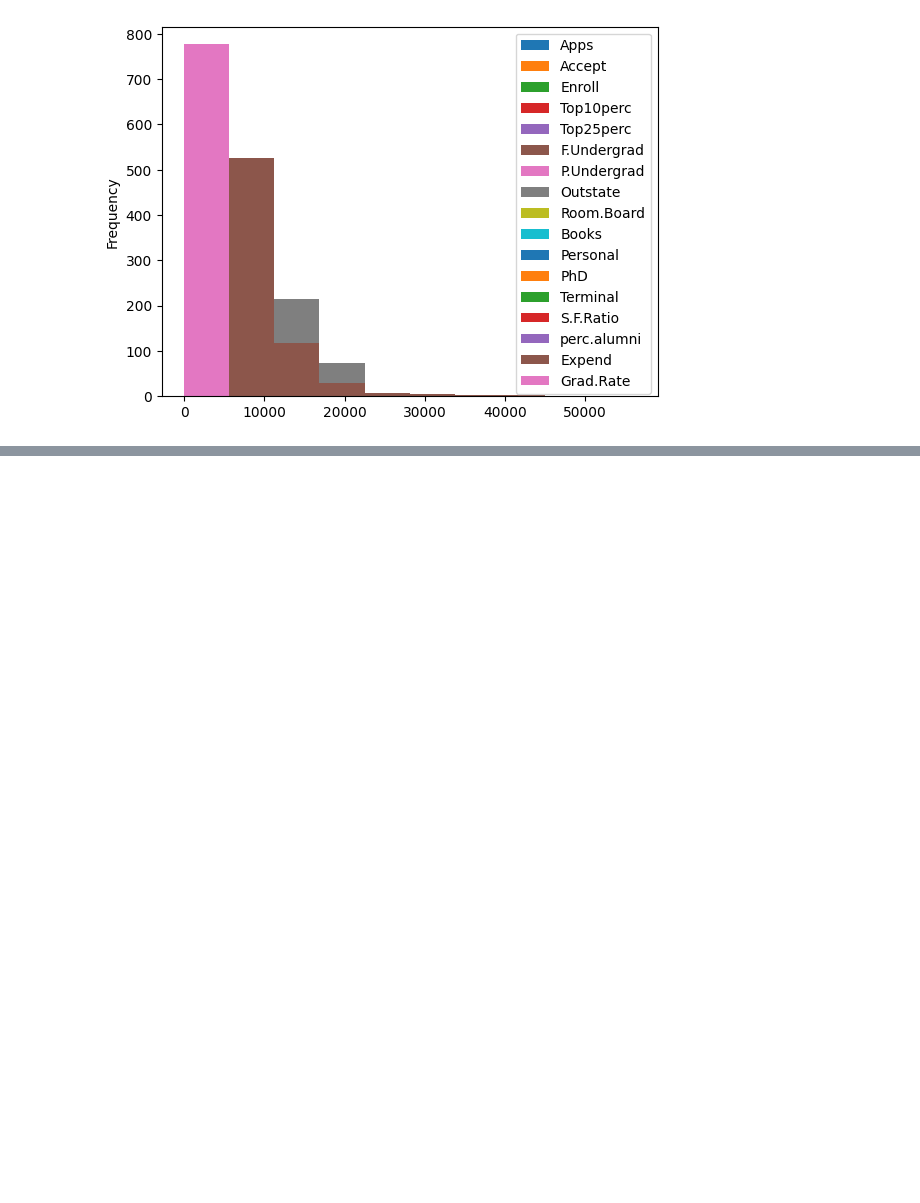
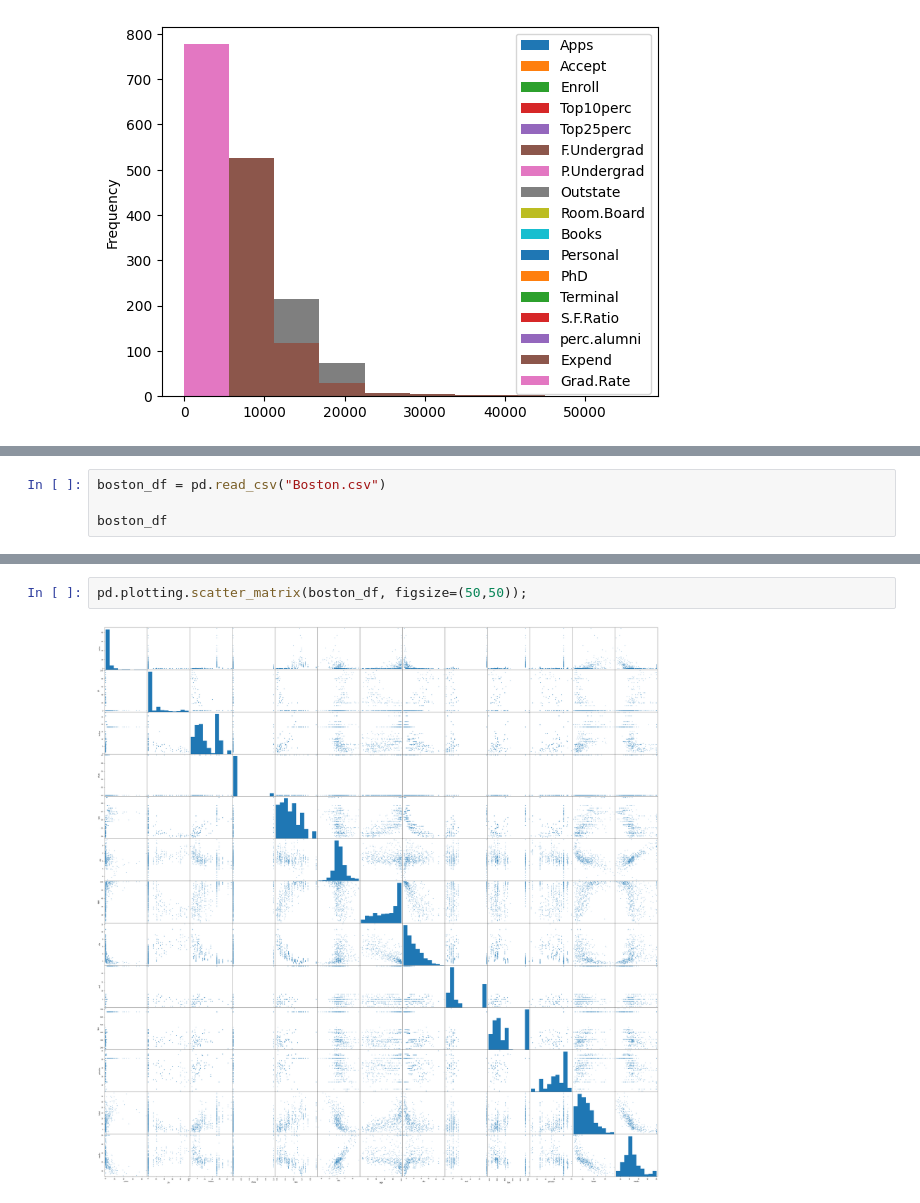
Before and after one commit to dominikchlodowicz/islp_labs, a Jupyter notebook: chapter_2/chapter_2_exercises.ipynb, the cells around one changed output, grey strips where cells are left out. Saved outputs shown, nothing was run; the diff lists cells and outputs as text; blank space fills up the shorter version.

```diff
--- a/chapter_2/chapter_2_exercises.ipynb
+++ b/chapter_2/chapter_2_exercises.ipynb
@@ -250,0 +350,4 @@ college.plot.hist();
+# %%
+boston_df = pd.read_csv("Boston.csv")
+
+boston_df
@@ -250,0 +391,4 @@ college.plot.hist();
+# %%
+pd.plotting.scatter_matrix(boston_df, figsize=(50,50));
+# %% [output]
+[figure, added]
```
Also changed, not shown: parts of 15 cells of this notebook, 1 other file.
